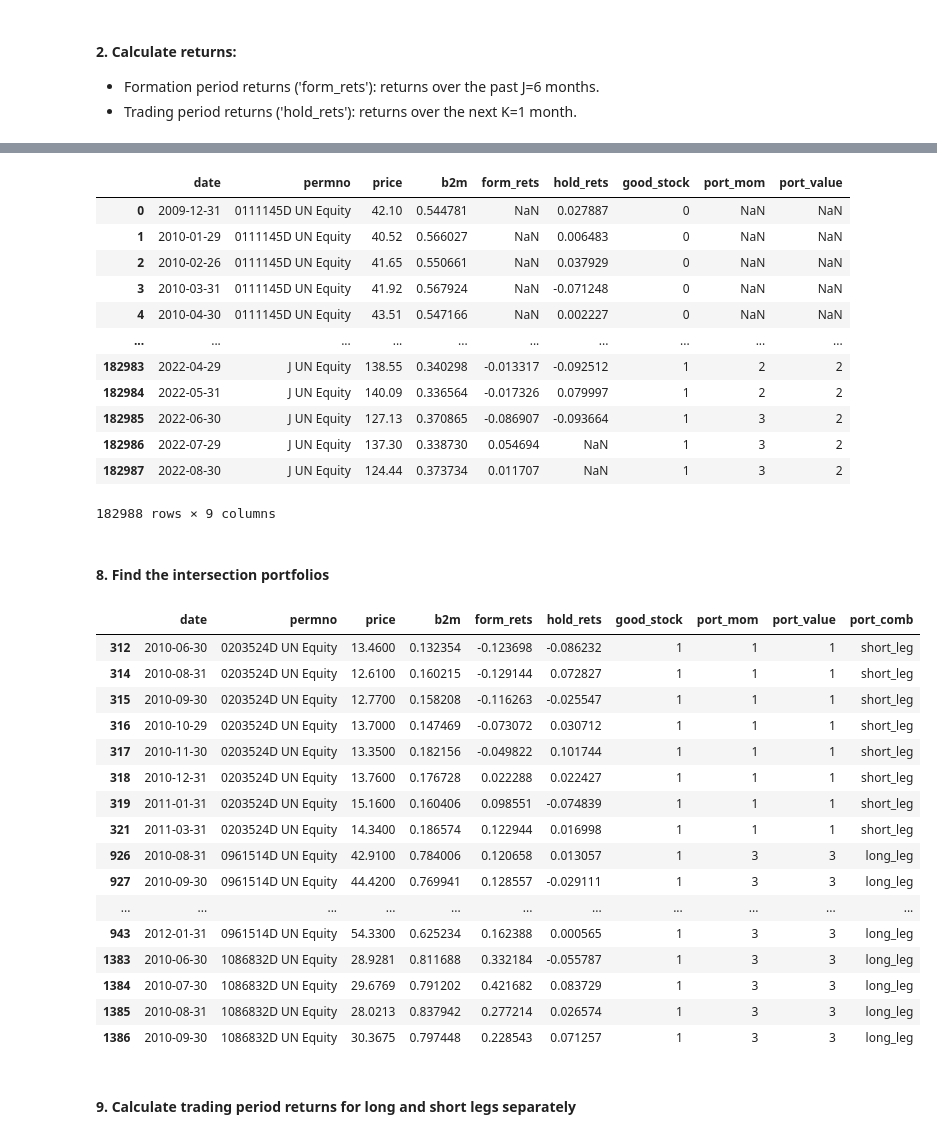
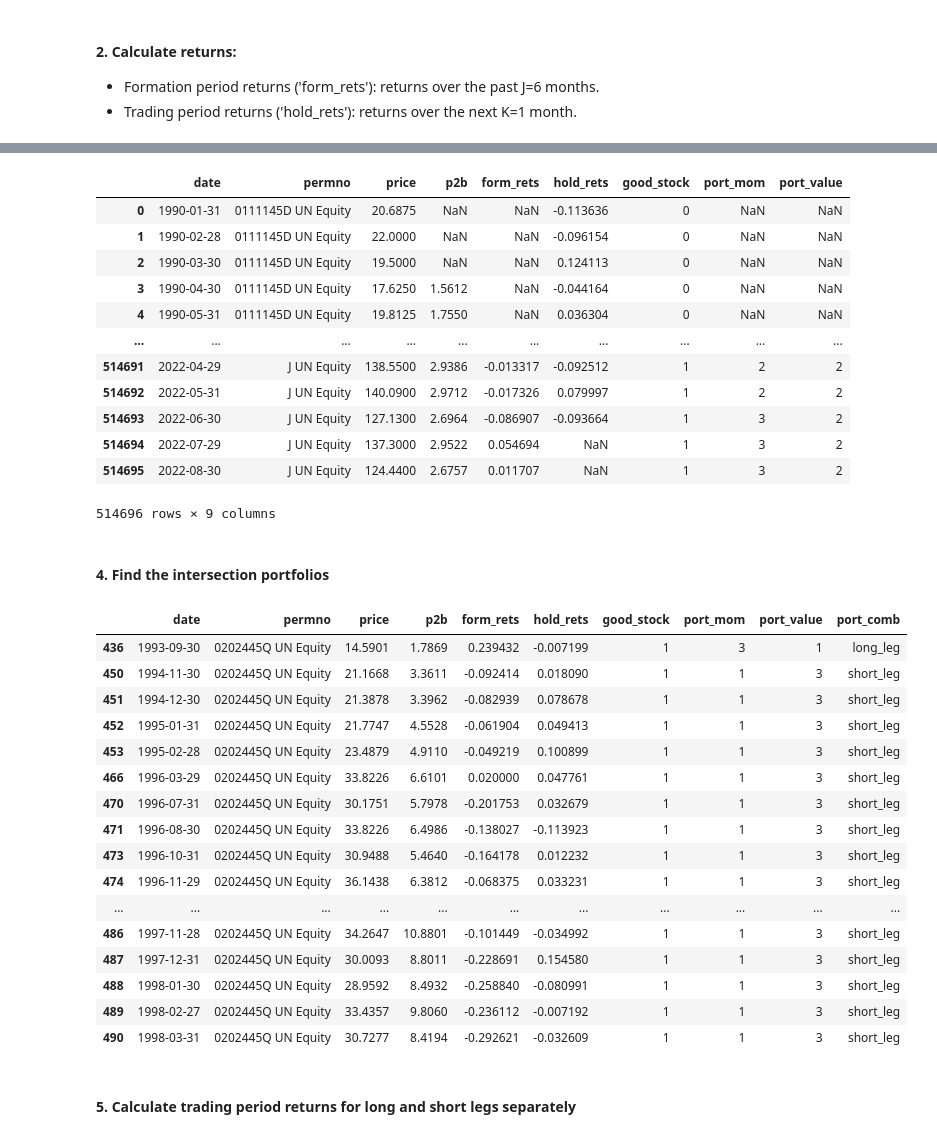
Before and after one commit to yassinehammou27/Algorithmic-Trading, a Jupyter notebook: strategy_momentum_hml.ipynb, the cells around one changed output, grey strips where cells are left out. Drawn from its saved outputs; the diff is of its cells as text; code cells hidden in the pictures.

```diff
--- a/strategy_momentum_hml.ipynb
+++ b/strategy_momentum_hml.ipynb
@@ -90,4 +67,0 @@ data.head(20)
-# %%
-# Assign stocks into 10 equal groups based on formation period returns
-data['port'] = data.loc[data['good_stock']==1].groupby('date')['form_rets'].transform(pd.qcut, q=10, labels=range(1,11)).astype(str)
-data
@@ -179,3 +67,0 @@ First few steps of this strategy are the same as in Momentum (question 1). Not t
-# %%
-data = data.drop(columns=['port','good_stock'])
-data.head(10)
@@ -197,6 +68,6 @@ data.head(10)
 # %%
 # Construct an indicator for a 'good' stock
 data['good_stock'] = 0
-data.loc[(~data['form_rets'].isnull()) & (~data['b2m'].isnull()), 'good_stock']=1
+data.loc[(~data['form_rets'].isnull()) & (~data['p2b'].isnull()), 'good_stock']=1
 data.head(20)
 # %% [output]
@@ -238,49 +109,49 @@ data
 # %%
 # Assign stocks into 3 equal groups based on b/m ratio
-data['port_value'] = data.loc[data['good_stock']==1].groupby('date')['b2m'].transform(pd.qcut, q=3, labels=range(1,4)).astype(str)
+data['port_value'] = data.loc[data['good_stock']==1].groupby('date')['p2b'].transform(pd.qcut, q=3, labels=range(1,4)).astype(str)
 data
 # %% [output]
-|  | date | permno | price | b2m | form_rets | hold_rets | good_stock | port_mom | port_value |
-| 0 | 2009-12-31 | 0111145D UN Equity | 42.10 | 0.544781 | NaN | 0.027887 | 0 | NaN | NaN |
-| 1 | 2010-01-29 | 0111145D UN Equity | 40.52 | 0.566027 | NaN | 0.006483 | 0 | NaN | NaN |
-| 2 | 2010-02-26 | 0111145D UN Equity | 41.65 | 0.550661 | NaN | 0.037929 | 0 | NaN | NaN |
-| 3 | 2010-03-31 | 0111145D UN Equity | 41.92 | 0.567924 | NaN | -0.071248 | 0 | NaN | NaN |
-| 4 | 2010-04-30 | 0111145D UN Equity | 43.51 | 0.547166 | NaN | 0.002227 | 0 | NaN | NaN |
+|  | date | permno | price | p2b | form_rets | hold_rets | good_stock | port_mom | port_value |
+| 0 | 1990-01-31 | 0111145D UN Equity | 20.6875 | NaN | NaN | -0.113636 | 0 | NaN | NaN |
+| 1 | 1990-02-28 | 0111145D UN Equity | 22.0000 | NaN | NaN | -0.096154 | 0 | NaN | NaN |
+| 2 | 1990-03-30 | 0111145D UN Equity | 19.5000 | NaN | NaN | 0.124113 | 0 | NaN | NaN |
+| 3 | 1990-04-30 | 0111145D UN Equity | 17.6250 | 1.5612 | NaN | -0.044164 | 0 | NaN | NaN |
+| 4 | 1990-05-31 | 0111145D UN Equity | 19.8125 | 1.7550 | NaN | 0.036304 | 0 | NaN | NaN |
 | ... | ... | ... | ... | ... | ... | ... | ... | ... | ... |
-| 182983 | 2022-04-29 | J UN Equity | 138.55 | 0.340298 | -0.013317 | -0.092512 | 1 | 2 | 2 |
-| 182984 | 2022-05-31 | J UN Equity | 140.09 | 0.336564 | -0.017326 | 0.079997 | 1 | 2 | 2 |
-| 182985 | 2022-06-30 | J UN Equity | 127.13 | 0.370865 | -0.086907 | -0.093664 | 1 | 3 | 2 |
-| 182986 | 2022-07-29 | J UN Equity | 137.30 | 0.338730 | 0.054694 | NaN | 1 | 3 | 2 |
-| 182987 | 2022-08-30 | J UN Equity | 124.44 | 0.373734 | 0.011707 | NaN | 1 | 3 | 2 |
+| 514691 | 2022-04-29 | J UN Equity | 138.5500 | 2.9386 | -0.013317 | -0.092512 | 1 | 2 | 2 |
+| 514692 | 2022-05-31 | J UN Equity | 140.0900 | 2.9712 | -0.017326 | 0.079997 | 1 | 2 | 2 |
+| 514693 | 2022-06-30 | J UN Equity | 127.1300 | 2.6964 | -0.086907 | -0.093664 | 1 | 3 | 2 |
+| 514694 | 2022-07-29 | J UN Equity | 137.3000 | 2.9522 | 0.054694 | NaN | 1 | 3 | 2 |
+| 514695 | 2022-08-30 | J UN Equity | 124.4400 | 2.6757 | 0.011707 | NaN | 1 | 3 | 2 |
-182988 rows × 9 columns
+514696 rows × 9 columns
 # %% [markdown]
-#### 8. Find the intersection portfolios
+#### 4. Find the intersection portfolios
 # %%
 data['port_comb'] = ''
-data.loc[(data['port_mom']=='1') & (data['port_value']=='1'),'port_comb']='short_leg'
-data.loc[(data['port_mom']=='3') & (data['port_value']=='3'),'port_comb']='long_leg'
+data.loc[(data['port_mom']=='1') & (data['port_value']=='3'),'port_comb']='short_leg'
+data.loc[(data['port_mom']=='3') & (data['port_value']=='1'),'port_comb']='long_leg'
 data = data.loc[data['port_comb'].isin(['short_leg','long_leg'])]
 data.head(20)
 # %% [output]
-|  | date | permno | price | b2m | form_rets | hold_rets | good_stock | port_mom | port_value | port_comb |
-| 312 | 2010-06-30 | 0203524D UN Equity | 13.4600 | 0.132354 | -0.123698 | -0.086232 | 1 | 1 | 1 | short_leg |
-| 314 | 2010-08-31 | 0203524D UN Equity | 12.6100 | 0.160215 | -0.129144 | 0.072827 | 1 | 1 | 1 | short_leg |
-| 315 | 2010-09-30 | 0203524D UN Equity | 12.7700 | 0.158208 | -0.116263 | -0.025547 | 1 | 1 | 1 | short_leg |
-| 316 | 2010-10-29 | 0203524D UN Equity | 13.7000 | 0.147469 | -0.073072 | 0.030712 | 1 | 1 | 1 | short_leg |
-| 317 | 2010-11-30 | 0203524D UN Equity | 13.3500 | 0.182156 | -0.049822 | 0.101744 | 1 | 1 | 1 | short_leg |
-| 318 | 2010-12-31 | 0203524D UN Equity | 13.7600 | 0.176728 | 0.022288 | 0.022427 | 1 | 1 | 1 | short_leg |
-| 319 | 2011-01-31 | 0203524D UN Equity | 15.1600 | 0.160406 | 0.098551 | -0.074839 | 1 | 1 | 1 | short_leg |
-| 321 | 2011-03-31 | 0203524D UN Equity | 14.3400 | 0.186574 | 0.122944 | 0.016998 | 1 | 1 | 1 | short_leg |
-| 926 | 2010-08-31 | 0961514D UN Equity | 42.9100 | 0.784006 | 0.120658 | 0.013057 | 1 | 3 | 3 | long_leg |
-| 927 | 2010-09-30 | 0961514D UN Equity | 44.4200 | 0.769941 | 0.128557 | -0.029111 | 1 | 3 | 3 | long_leg |
+|  | date | permno | price | p2b | form_rets | hold_rets | good_stock | port_mom | port_value | port_comb |
+| 436 | 1993-09-30 | 0202445Q UN Equity | 14.5901 | 1.7869 | 0.239432 | -0.007199 | 1 | 3 | 1 | long_leg |
+| 450 | 1994-11-30 | 0202445Q UN Equity | 21.1668 | 3.3611 | -0.092414 | 0.018090 | 1 | 1 | 3 | short_leg |
+| 451 | 1994-12-30 | 0202445Q UN Equity | 21.3878 | 3.3962 | -0.082939 | 0.078678 | 1 | 1 | 3 | short_leg |
+| 452 | 1995-01-31 | 0202445Q UN Equity | 21.7747 | 4.5528 | -0.061904 | 0.049413 | 1 | 1 | 3 | short_leg |
+| 453 | 1995-02-28 | 0202445Q UN Equity | 23.4879 | 4.9110 | -0.049219 | 0.100899 | 1 | 1 | 3 | short_leg |
+| 466 | 1996-03-29 | 0202445Q UN Equity | 33.8226 | 6.6101 | 0.020000 | 0.047761 | 1 | 1 | 3 | short_leg |
+| 470 | 1996-07-31 | 0202445Q UN Equity | 30.1751 | 5.7978 | -0.201753 | 0.032679 | 1 | 1 | 3 | short_leg |
+| 471 | 1996-08-30 | 0202445Q UN Equity | 33.8226 | 6.4986 | -0.138027 | -0.113923 | 1 | 1 | 3 | short_leg |
+| 473 | 1996-10-31 | 0202445Q UN Equity | 30.9488 | 5.4640 | -0.164178 | 0.012232 | 1 | 1 | 3 | short_leg |
+| 474 | 1996-11-29 | 0202445Q UN Equity | 36.1438 | 6.3812 | -0.068375 | 0.033231 | 1 | 1 | 3 | short_leg |
 | ... | ... | ... | ... | ... | ... | ... | ... | ... | ... | ... |
-| 943 | 2012-01-31 | 0961514D UN Equity | 54.3300 | 0.625234 | 0.162388 | 0.000565 | 1 | 3 | 3 | long_leg |
-| 1383 | 2010-06-30 | 1086832D UN Equity | 28.9281 | 0.811688 | 0.332184 | -0.055787 | 1 | 3 | 3 | long_leg |
-| 1384 | 2010-07-30 | 1086832D UN Equity | 29.6769 | 0.791202 | 0.421682 | 0.083729 | 1 | 3 | 3 | long_leg |
-| 1385 | 2010-08-31 | 1086832D UN Equity | 28.0213 | 0.837942 | 0.277214 | 0.026574 | 1 | 3 | 3 | long_leg |
-| 1386 | 2010-09-30 | 1086832D UN Equity | 30.3675 | 0.797448 | 0.228543 | 0.071257 | 1 | 3 | 3 | long_leg |
+| 486 | 1997-11-28 | 0202445Q UN Equity | 34.2647 | 10.8801 | -0.101449 | -0.034992 | 1 | 1 | 3 | short_leg |
+| 487 | 1997-12-31 | 0202445Q UN Equity | 30.0093 | 8.8011 | -0.228691 | 0.154580 | 1 | 1 | 3 | short_leg |
+| 488 | 1998-01-30 | 0202445Q UN Equity | 28.9592 | 8.4932 | -0.258840 | -0.080991 | 1 | 1 | 3 | short_leg |
+| 489 | 1998-02-27 | 0202445Q UN Equity | 33.4357 | 9.8060 | -0.236112 | -0.007192 | 1 | 1 | 3 | short_leg |
+| 490 | 1998-03-31 | 0202445Q UN Equity | 30.7277 | 8.4194 | -0.292621 | -0.032609 | 1 | 1 | 3 | short_leg |
 # %% [markdown]
-#### 9. Calculate trading period returns for long and short legs separately
+#### 5. Calculate trading period returns for long and short legs separately
 # %%
 port_comb_df = data.loc[~data['port_comb'].isnull()].groupby(['date','port_comb'])['hold_rets'].mean().reset_index()
 port_comb_df.head(20)
```
Also changed, not shown: parts of 48 cells of this notebook.
